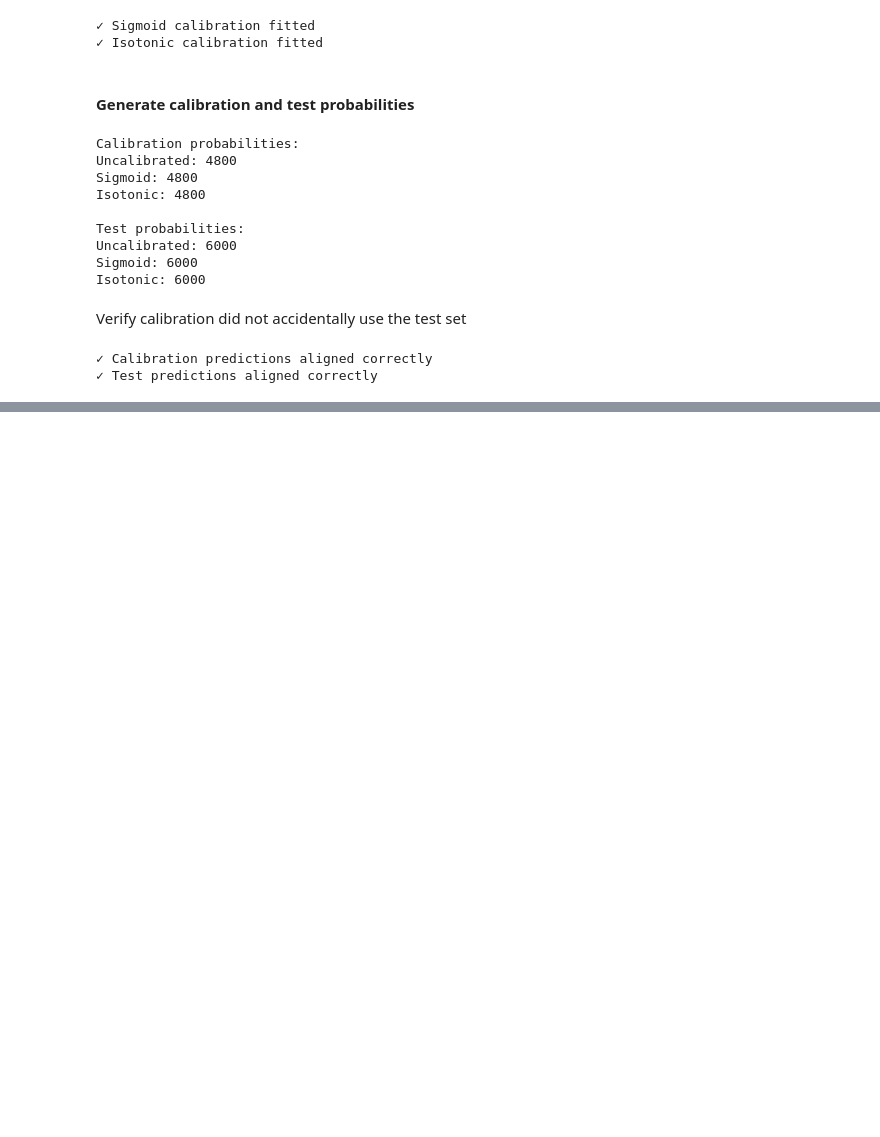
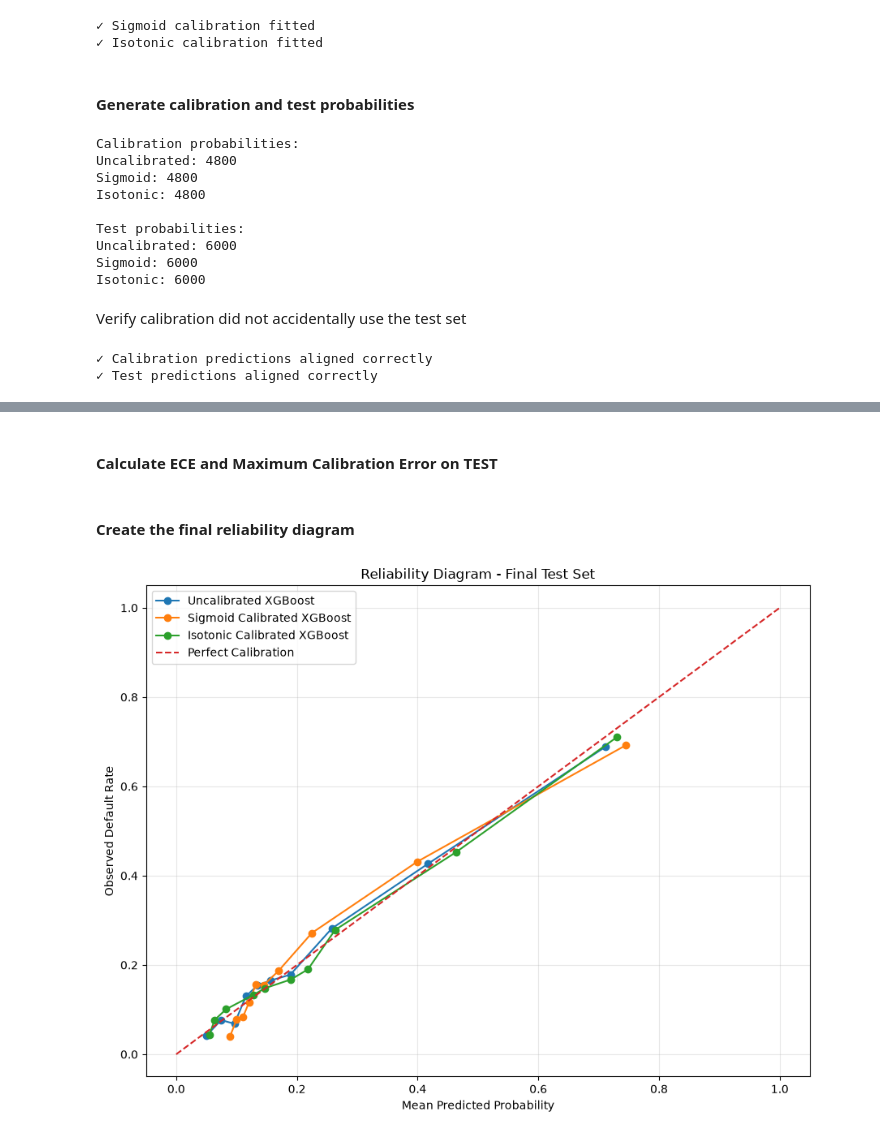
Before and after one commit to chamudi01/Credit-Risk-Scoring-System, a Jupyter notebook: notebooks/07_probability_calibration.ipynb, the cells around one changed output, grey strips where cells are left out. Cells and saved outputs as stored; diff of their text form; code cells hidden in the pictures; blank space fills up the shorter version.

```diff
--- a/notebooks/07_probability_calibration.ipynb
+++ b/notebooks/07_probability_calibration.ipynb
@@ -1973,0 +2359,2 @@ print("✓ Test predictions aligned correctly")
+# %% [markdown]
+#### Calculate ECE and Maximum Calibration Error on TEST
@@ -1973,0 +2410,40 @@ print("✓ Test predictions aligned correctly")
+# %% [markdown]
+#### Create the final reliability diagram
+# %%
+# FINAL TEST-SET RELIABILITY DIAGRAM
+
+plt.figure(figsize=(9, 7))
+
+for model_name, prob in test_probabilities.items():
+
+    fraction_of_positives, mean_predicted_value = calibration_curve(
+        y_test,
+        prob,
+        n_bins=10,
+        strategy="quantile"
+    )
+
+    plt.plot(
+        mean_predicted_value,
+        fraction_of_positives,
+        marker="o",
+        label=model_name
+    )
+
+# Perfect calibration reference
+plt.plot(
+    [0, 1],
+    [0, 1],
+    linestyle="--",
+    label="Perfect Calibration"
+)
+
+plt.xlabel("Mean Predicted Probability")
+plt.ylabel("Observed Default Rate")
+plt.title("Reliability Diagram - Final Test Set")
+plt.legend()
+plt.grid(alpha=0.3)
+plt.tight_layout()
+plt.show()
+# %% [output]
+[figure, added]
```
Also changed, not shown: parts of 38 cells of this notebook, 10 other files.
